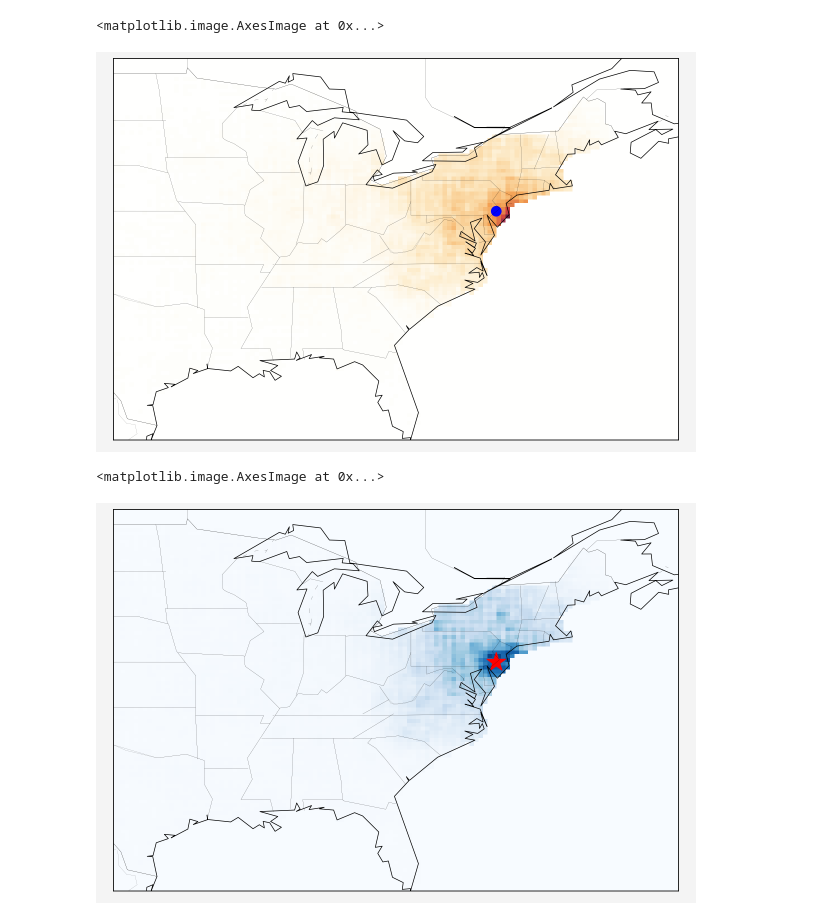
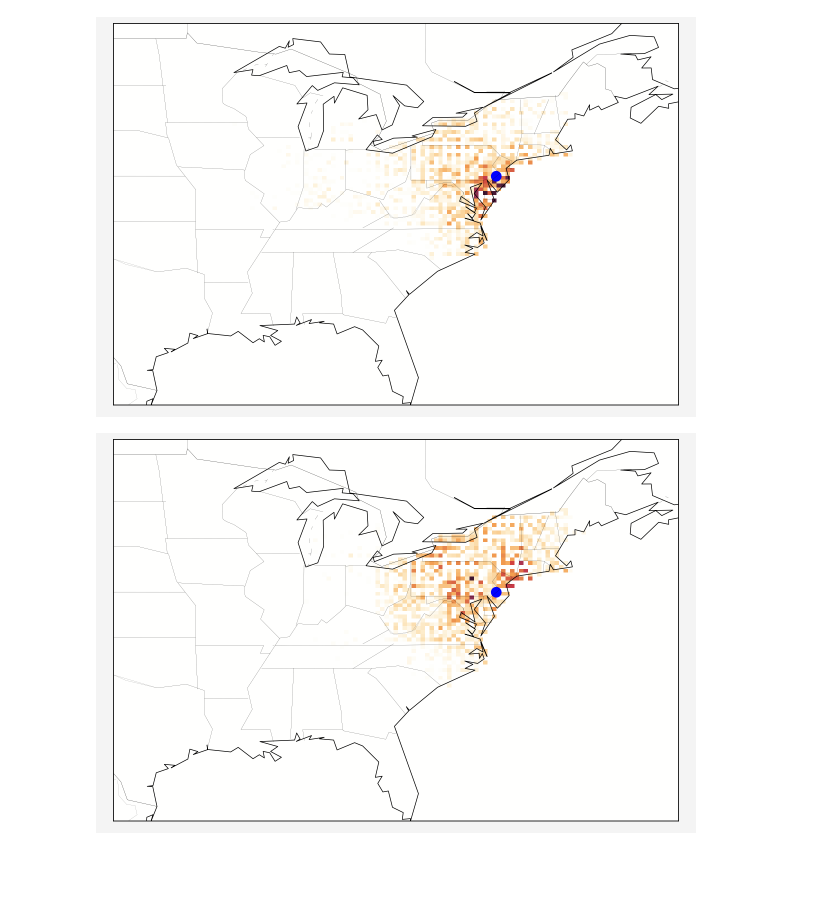
Before and after one commit to mauriciogtec/weather2vec-reproduce, a Jupyter notebook: notebooks/receptive_field_medicare.ipynb, the cells around one changed output. Cells and saved outputs as stored; diff of their text form; code cells hidden in the pictures; blank space fills up the shorter version.

```diff
--- a/notebooks/receptive_field_medicare.ipynb
+++ b/notebooks/receptive_field_medicare.ipynb
@@ -20,10 +20,11 @@ lon = ext[0] + (pj / 256) * (ext[2] - ext[0])
 lat = ext[3] - (pi / 128) * (ext[3] - ext[1])
 grads = []
 b = 3
+smt = 1
 fig, axs = pplt.subplots([1], figsize=(6, 4))
 ax = axs[0]
 
-for sim in range(10):
+for sim in range(1):
     C, A, Y, M, Mtrain, Mtest = utils.load_medicare_data("../data/medicare", sim)
     C, A, Y = [torch.FloatTensor(u[None]).to(dev) for u in (C, A, Y)]
     nd, nr, nc = C.shape[1:]
@@ -42,7 +43,7 @@ for sim in range(10):
     out = model(C, A)
     out.backward(gradient=g)
     grad = C.grad
-    K = torch.ones((1, 1, 3, 3), device=dev)
+    K = torch.ones((1, 1, smt, smt), device=dev)
     grad = torch.cat(
         [F.conv2d(grad[0, j].view(1, 1, nr, nc), K, padding='same') for j in range(nd)],
         axis=1
@@ -60,10 +61,11 @@ m.drawcountries(0.15)
 ax.set_xlim(-100.0, -63.0)
 ax.set_ylim(25.0, 50.0)
 ax.scatter(lon, lat, c="blue", m=".", s=200)
-m.imshow(grads[::-1], vmin=0.0, vmax=1.0)
+m.imshow(grads[::-1], vmin=0.025, vmax=1.0)
+
+plt.savefig("../figures/rf_outcome.png", bbox_inches="tight")
 # %% [output]
-<matplotlib.image.AxesImage at 0x...>
-[figure, old version]
+[figure, new version]
 # %%
 dev = "cuda" if torch.cuda.is_available() else "cpu"
 pi, pj = 48, 205
@@ -75,7 +77,7 @@ b = 3
 fig, axs = pplt.subplots([1], figsize=(6, 4))
 ax = axs[0]
 
-for sim in range(10):
+for sim in range(1):
     C, A, Y, M, Mtrain, Mtest = utils.load_medicare_data("../data/medicare", sim)
     C, A, Y = [torch.FloatTensor(u[None]).to(dev) for u in (C, A, Y)]
     nd, nr, nc = C.shape[1:]
@@ -84,35 +86,36 @@ for sim in range(10):
     Ytrain, Ytest = Y, Y
     Mtrain, Mtest, M = [torch.FloatTensor(u).to(dev) for u in (Mtrain, Mtest, M)]
 
     ckptdir = f"../results/medicare/sim{sim:03d}/checkpoints/"
     ckpt = f"{ckptdir}/{sorted(os.listdir(ckptdir))[-1]}"
     model = baselines.UNetCausalPosRegression.load_from_checkpoint(ckpt).to(dev)
 
     C.requires_grad_(True)
     g = torch.zeros_like(Y)
     g[..., (pi-b):(pi+b+1), (pj-b):(pj+b+1)] = 1
     out = model.g(model.unet(C))
     out.backward(gradient=g)
     grad = C.grad
-    K = torch.ones((1, 1, 3, 3), device=dev)
+    K = torch.ones((1, 1, smt, smt), device=dev)
     grad = torch.cat(
         [F.conv2d(grad[0, j].view(1, 1, nr, nc), K, padding='same') for j in range(nd)],
         axis=1
     )
     grad = grad.norm(1, dim=1)
     l, u = grad[M > 0].amin(), grad[M > 0].amax()
     grad = (grad - l) / (u - l)
     grads.append(grad * M[0])
 
 grads = torch.cat(grads).mean(0).cpu().numpy()
 m = Basemap(projection="cyl", *ext, ax=ax)
 m.drawcoastlines(0.5)
 m.drawstates(0.05)
 m.drawcountries(0.15)
 ax.set_xlim(-100.0, -63.0)
 ax.set_ylim(25.0, 50.0)
-ax.scatter(lon, lat, c="blue", m="*", s=200)
-m.imshow(grads[::-1], vmin=0.0, vmax=0.75, cmap="Blues")
+ax.scatter(lon, lat, c="blue", m=".", s=200)
+m.imshow(grads[::-1], vmin=0.025, vmax=1.0)
+
+plt.savefig("../figures/rf_treatment.png", bbox_inches="tight")
 # %% [output]
-<matplotlib.image.AxesImage at 0x...>
-[figure, old version]
+[figure, new version]
```
Also changed, not shown: 8 other files.
